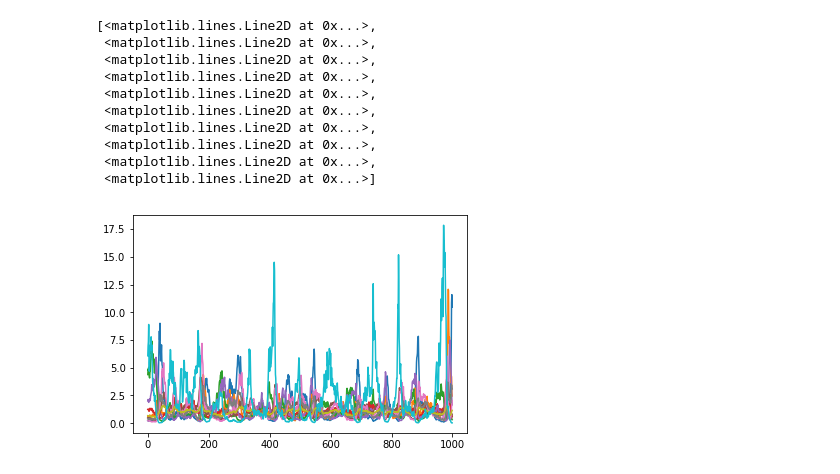
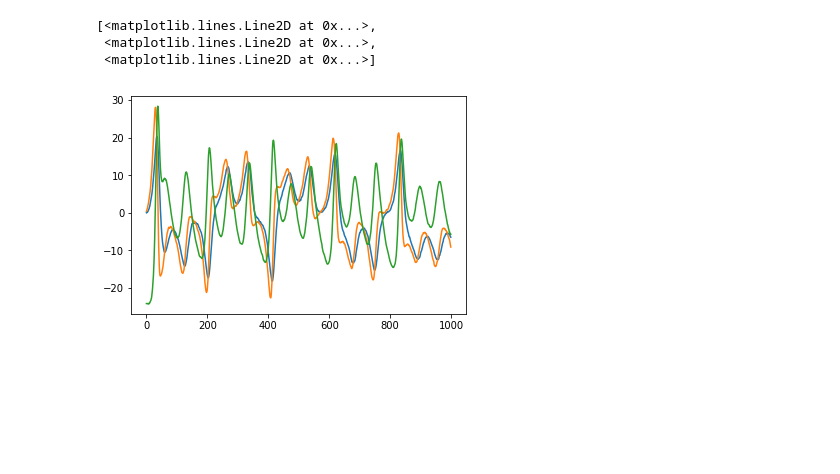
Before and after one commit to ahwillia/lvl, a Jupyter notebook: examples/Lorenz.ipynb, the cells around one changed output. Cells and saved outputs as stored; diff of their text form; code cells hidden in the pictures; blank space fills up the shorter version.

```diff
--- a/examples/Lorenz.ipynb
+++ b/examples/Lorenz.ipynb
@@ -9,15 +4,0 @@ data, denoised, W, X = simulate_lorenz(100, 10000, latent_noise_scale=20.0, read
-# %%
-X = X - np.mean(X, axis=0)
-plt.plot(np.exp(denoised[:1000, :10]))
-# %% [output]
-[<matplotlib.lines.Line2D at 0x...>,
- <matplotlib.lines.Line2D at 0x...>,
- <matplotlib.lines.Line2D at 0x...>,
- <matplotlib.lines.Line2D at 0x...>,
- <matplotlib.lines.Line2D at 0x...>,
- <matplotlib.lines.Line2D at 0x...>,
- <matplotlib.lines.Line2D at 0x...>,
- <matplotlib.lines.Line2D at 0x...>,
- <matplotlib.lines.Line2D at 0x...>,
- <matplotlib.lines.Line2D at 0x...>]
-[figure, removed]
@@ -24 +8,8 @@ plt.plot(np.exp(denoised[:1000, :10]))
+# %%
+plt.plot(X[:1000, :])
+# %% [output]
+[<matplotlib.lines.Line2D at 0x...>,
+ <matplotlib.lines.Line2D at 0x...>,
+ <matplotlib.lines.Line2D at 0x...>]
+[figure, added]
 # %%
```
Also changed, not shown: parts of 5 cells of this notebook, 11 other files.
